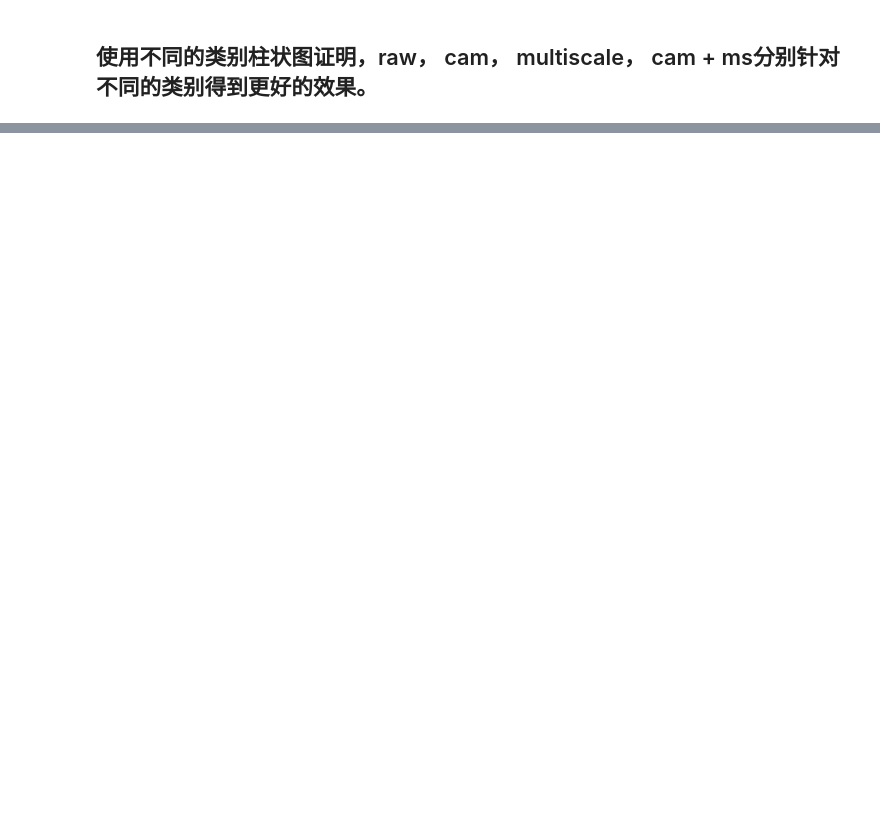
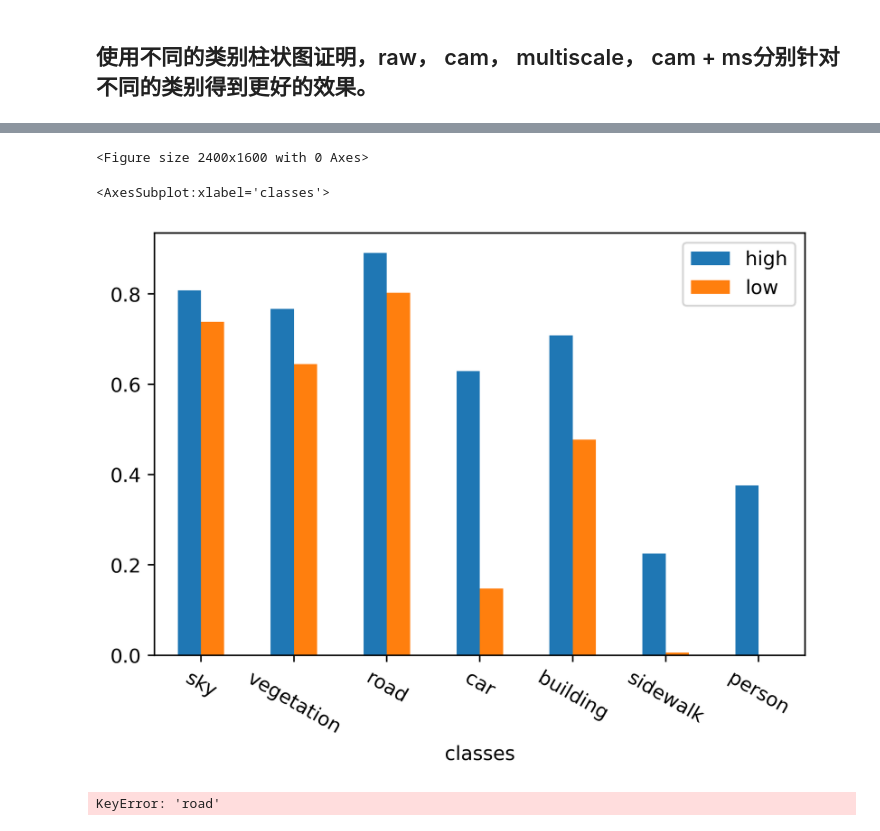
Before and after one commit to likeand/FF, a Jupyter notebook: draw_hist.ipynb, the cells around one changed output, grey strips where cells are left out. Drawn from its saved outputs; the diff is of its cells as text; code cells hidden in the pictures; blank space fills up the shorter version.

```diff
--- a/draw_hist.ipynb
+++ b/draw_hist.ipynb
@@ -70,0 +148,53 @@ f[:7].plot.bar(x='classes', rot=-30)
+# %%
+import torch
+import pandas as pd
+from matplotlib import pyplot as plt
+plt.rcParams["figure.dpi"] = 400
+
+res_high = '/home/zhulifu/unsup_seg/trials_unsupervised_segmentation/gen_files/resnet18_320_layer4hist.pth'
+res_low = '/home/zhulifu/unsup_seg/trials_unsupervised_segmentation/gen_files/resnet18_320_layer2hist.pth'
+nd = {
+    'classes' : [
+            'road', 'sidewalk', 'parking', 'rail track', 'building',
+            'wall', 'fence', 'guard rail', 'bridge', 'tunnel',
+            'pole', 'polegroup', 'traffic light', 'traffic sign', 'vegetation',
+            'terrain', 'sky', 'person', 'rider', 'car',
+            'truck', 'bus', 'caravan', 'trailer', 'train',
+            'motorcycle', 'bicycle'
+            # , 'unknown'
+            ]
+}
+for layer in ['high', 'low']:
+    filename = eval(f'res_{layer}')
+    histogram = torch.load(filename)
+    tp = torch.diag(histogram)
+    fp = torch.sum(histogram, dim=0) - tp
+    fn = torch.sum(histogram, dim=1) - tp
+
+    iou = tp / (tp + fp + fn)
+    prc = tp / (tp + fn)
+    iou = torch.nan_to_num(iou[:27], nan=0)
+    nd[layer] = iou
+
+
+f = pd.DataFrame(nd)
+# f = f.sort_values(by='low', ascending=False)
+
+# f = f.sort_values(by='base', ascending=False)
+# print(f)
+plt.tight_layout()
+rd = [16, 14, 0, 19, 4, 1, 17]
+# f[rd].plot.bar(x='classes', rot=-30)
+# %% [output]
+<Figure size 2400x1600 with 0 Axes>
+# %%
+f1 = f.iloc[rd]
+# %%
+f1.plot.bar(x='classes', rot=-30)
+# %% [output]
+<AxesSubplot:xlabel='classes'>
+[figure, added]
+# %%
+f['road']
+# %% [output]
+KeyError: 'road'
```
Also changed, not shown: parts of 5 cells of this notebook, 18 other files.
